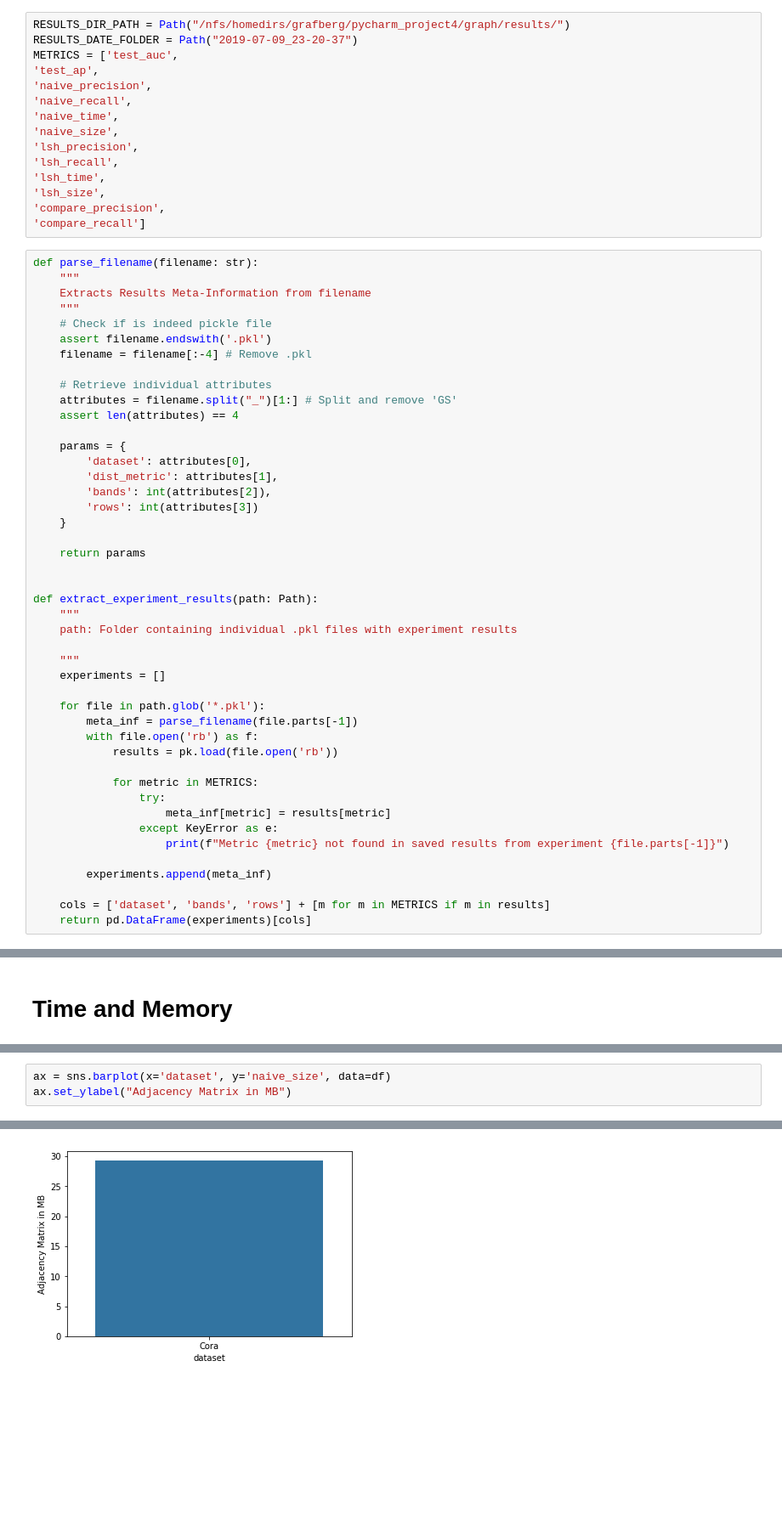
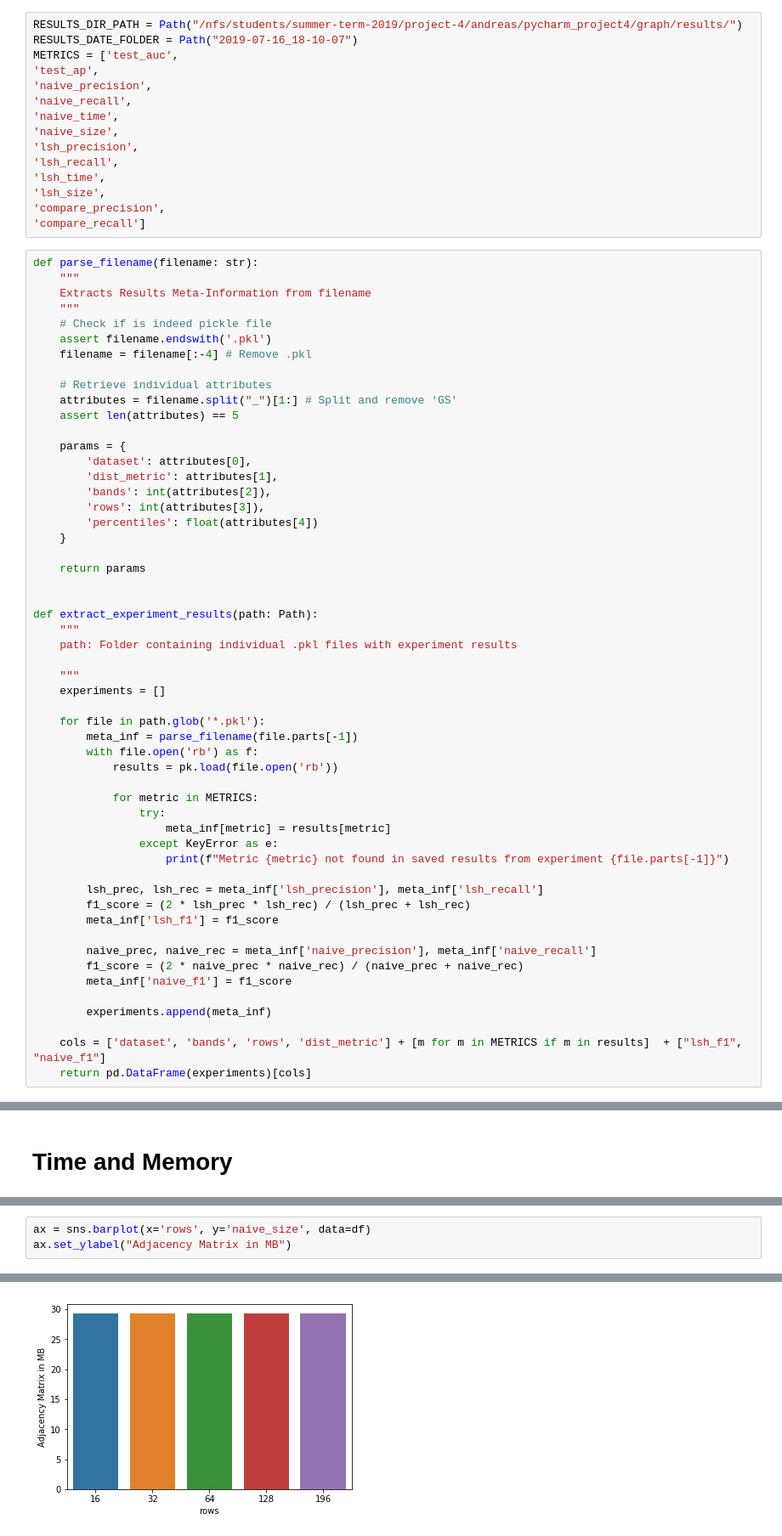
Before and after one commit to PaulUrsulean/LSGM, a Jupyter notebook: graph/notebooks/grid_search_eval.ipynb, the cells around one changed output, grey strips where cells are left out. Shown: that part at 85% size. Cells and saved outputs as stored; diff of their text form; blank space fills up the shorter version.

```diff
--- a/graph/notebooks/grid_search_eval.ipynb
+++ b/graph/notebooks/grid_search_eval.ipynb
@@ -11,8 +11,8 @@ from pathlib import Path
 
 %matplotlib inline
 # %%
-RESULTS_DIR_PATH = Path("/nfs/homedirs/grafberg/pycharm_project4/graph/results/")
-RESULTS_DATE_FOLDER = Path("2019-07-09_23-20-37")
+RESULTS_DIR_PATH = Path("/nfs/students/summer-term-2019/project-4/andreas/pycharm_project4/graph/results/")
+RESULTS_DATE_FOLDER = Path("2019-07-16_18-10-07")
 METRICS = ['test_auc',
 'test_ap',
 'naive_precision',
@@ -36,13 +36,14 @@ def parse_filename(filename: str):
 
     # Retrieve individual attributes
     attributes = filename.split("_")[1:] # Split and remove 'GS'
-    assert len(attributes) == 4
+    assert len(attributes) == 5
 
     params = {
         'dataset': attributes[0],
         'dist_metric': attributes[1],
         'bands': int(attributes[2]),
-        'rows': int(attributes[3])
+        'rows': int(attributes[3]),
+        'percentiles': float(attributes[4])
     }
 
     return params
@@ -66,9 +67,17 @@ def extract_experiment_results(path: Path):
                 except KeyError as e:
                     print(f"Metric {metric} not found in saved results from experiment {file.parts[-1]}")
 
+        lsh_prec, lsh_rec = meta_inf['lsh_precision'], meta_inf['lsh_recall']
+        f1_score = (2 * lsh_prec * lsh_rec) / (lsh_prec + lsh_rec)
+        meta_inf['lsh_f1'] = f1_score
+
+        naive_prec, naive_rec = meta_inf['naive_precision'], meta_inf['naive_recall']
+        f1_score = (2 * naive_prec * naive_rec) / (naive_prec + naive_rec)
+        meta_inf['naive_f1'] = f1_score
+
         experiments.append(meta_inf)
 
-    cols = ['dataset', 'bands', 'rows'] + [m for m in METRICS if m in results]
+    cols = ['dataset', 'bands', 'rows', 'dist_metric'] + [m for m in METRICS if m in results]  + ["lsh_f1", "naive_f1"]
     return pd.DataFrame(experiments)[cols]
 # %%
 df = extract_experiment_results(RESULTS_DIR_PATH / RESULTS_DATE_FOLDER)
@@ -169,6 +178,6 @@ sns.lmplot(x='lsh_precision', y='lsh_size', data=df)
 # %%
-ax = sns.barplot(x='dataset', y='naive_size', data=df)
+ax = sns.barplot(x='rows', y='naive_size', data=df)
 ax.set_ylabel("Adjacency Matrix in MB")
 # %% [output]
 Text(0, 0.5, 'Adjacency Matrix in MB')
-[figure, old version]
+[figure, new version]
```
Also changed, not shown: parts of 17 cells of this notebook, 1 other file.
